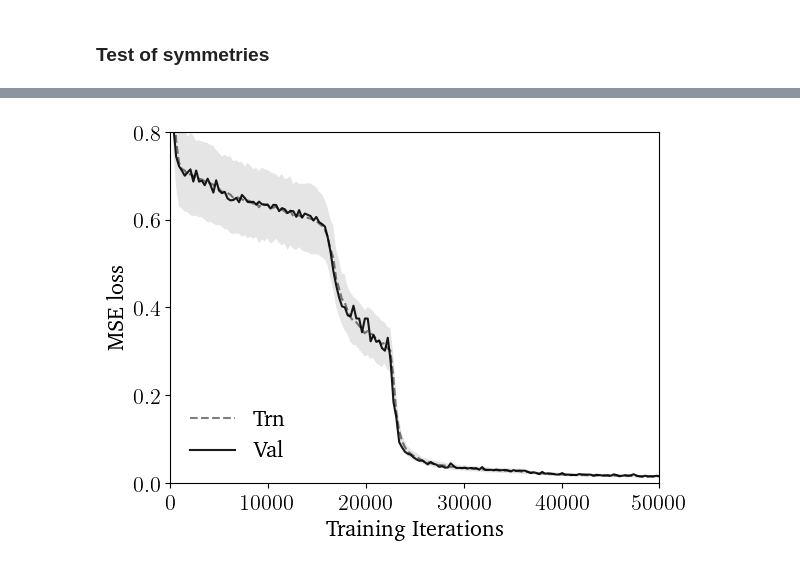
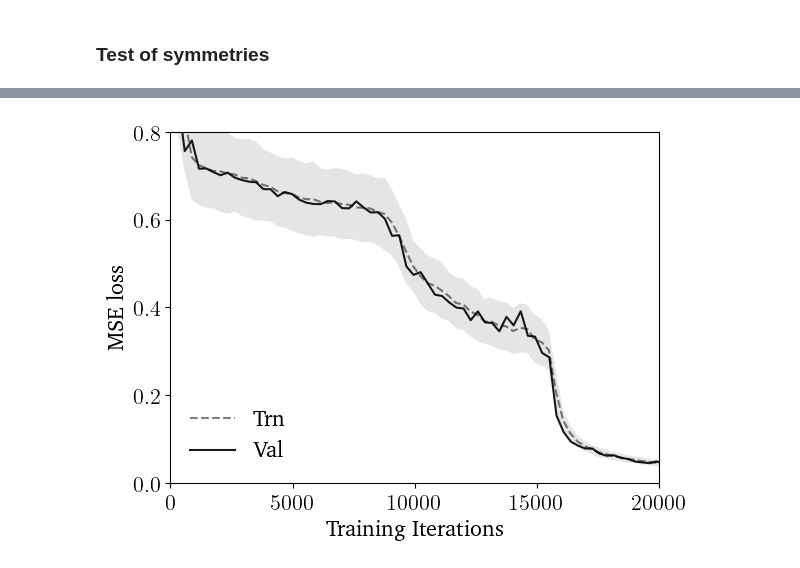
Before and after one commit to madgraph-ml/fastcolor, a Jupyter notebook: src/playground/plots.ipynb, the cells around one changed output, grey strips where cells are left out. Saved outputs shown, nothing was run; the diff lists cells and outputs as text; code cells hidden in the pictures.

```diff
--- a/src/playground/plots.ipynb
+++ b/src/playground/plots.ipynb
@@ -2573,7 +2722,7 @@ with PdfPages("figs/new_dataset/grok/sym_loss_mean-vs-MSE_mean.pdf") as pp:
         ax.set_xlabel("Training Iterations")
         ax.set_ylabel(r"$\text{Mean}(\text{MSE}^{g})$")
         ax.set_yscale("log")
-        ax.set_ylim(2e-5, 5)
+        ax.set_ylim(5e-3, 5)
         ax.set_xlim(0, 50000)
 
         # Combine
@@ -2632,7 +2781,7 @@ with PdfPages("figs/new_dataset/grok/sym_loss_mean-vs-MSE_mean.pdf") as pp:
         # ax.set_ylabel(r"$\text{Mean}(\text{MSE}^{g})$")
         # ax.set_xscale('log')
         # ax.set_yscale('log')
-        # ax.set_ylim(2e-5, 5)
+        # ax.set_ylim(5e-3, 5)
         # ax.legend(
         #     frameon=False,
         #     loc="best",
@@ -2708,10 +2857,10 @@ with PdfPages("figs/new_dataset/grok/sym_loss_mean-vs-MSE_mean.pdf") as pp:
         )
 # %%
 ## Losses plot for overleaf :)
-path = "../../results/Transformer/Grokking-bigger_shear/0803_141013-GrokkingExp-SymmetriesTest-bigger_shear-19/model"
+path = f"../../results/Transformer/Grokking-bigger_shear/{example1_overleaf[0]}/model"
 losses = load(path, "final")
 with PdfPages(
-    "figs/new_dataset/grok/loss_plot-0803_141013-GrokkingExp-SymmetriesTest-bigger_shear-19.pdf"
+    f"figs/new_dataset/grok/loss_plot-{example1_overleaf[0]}.pdf"
 ) as pp:
     fig, ax = plt.subplots(figsize=figsize)
     fig.tight_layout(pad=0.0, w_pad=0.0, h_pad=0.0, rect=rect)
@@ -2748,35 +2897,35 @@ with PdfPages(
     # # ax.plot(
     # #     x_trn, trn,
     # #     color=train_c, linestyle="solid", alpha=0.2,
     # #     label=f"Train ({emb_label})" if run_idx == 0 else ""
     # # )
 
     scale = len(trn) / len(val)  # handles early‑stop curves
     x_val = np.arange(1, len(val) + 1) * scale
     ax.plot(
         x_val,
         val,
         # marker="o", markersize=3, markeredgewidth=0.6,
         color="black",
         linestyle="solid",
         alpha=0.9,
         label=f"Val",
     )
 
     ax.set_yscale("linear")
     ax.set_ylim(0, 0.8)
-    ax.set_xlim(0, 50000)
+    ax.set_xlim(0, 20000)
     ax.set_xlabel("Training Iterations")
     ax.set_ylabel("MSE loss")
     # ax.xaxis.get_major_formatter().set_useOffset(False)
     # ax.xaxis.get_major_formatter().set_scientific(False)
 
     handles, labels = ax.get_legend_handles_labels()
     ax.legend(handles, labels, frameon=False, loc="lower left")
     fig.subplots_adjust(left=rect[0], bottom=rect[1], right=0.95, top=rect[3])
     fig.savefig(pp, format="pdf")
 # %% [output]
-[figure, old version]
+[figure, new version]
 # %%
 # for k in range(len(SymmetriesTest_files)):
 upper_bound = 0.1
```
Also changed, not shown: parts of 8 cells of this notebook.
